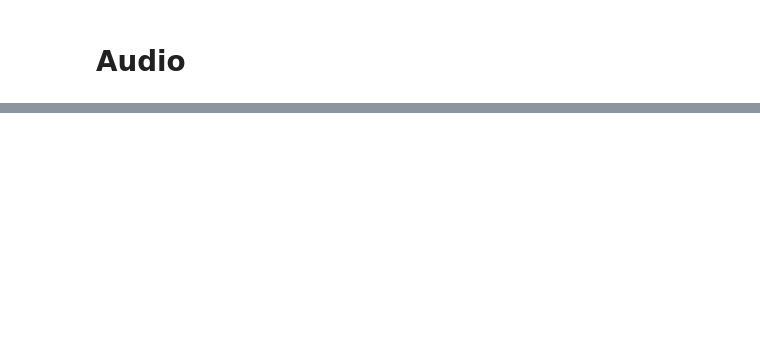
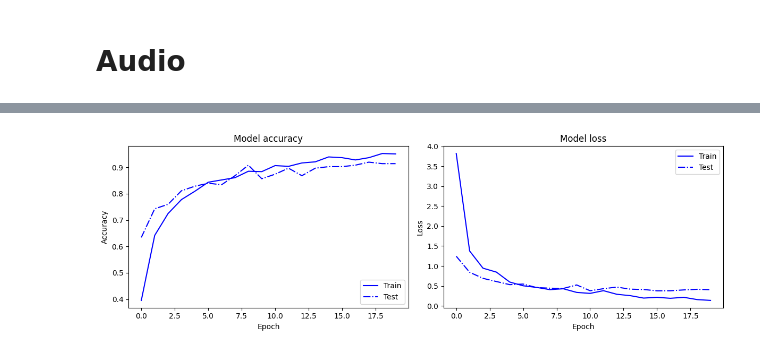
Before and after one commit to NickKornienko/Computer-vision, a Jupyter notebook: part2.ipynb, the cells around one changed output, grey strips where cells are left out. Saved outputs shown, nothing was run; the diff lists cells and outputs as text; code cells hidden in the pictures; blank space fills up the shorter version.

```diff
--- a/part2.ipynb
+++ b/part2.ipynb
@@ -226,0 +276,15 @@ model.fit(dataset, epochs=10)
+# %%
+# Define the model
+model = Sequential()
+model.add(Conv1D(64, kernel_size=3, activation='relu', input_shape=(x_train.shape[1], 1)))
+model.add(MaxPooling1D(pool_size=2))
+model.add(Flatten())
+model.add(Dense(256, activation='relu'))
+model.add(Dropout(0.5))
+model.add(Dense(10, activation='softmax'))
+
+# Compile the model
+model.compile(optimizer=Adam(), loss='categorical_crossentropy', metrics=['accuracy'])
+# %%
+# Train the model
+history = model.fit(x_train, y_train, validation_data=(x_test, y_test), epochs=20, batch_size=32)
@@ -226,0 +309,24 @@ model.fit(dataset, epochs=10)
+# %%
+# Plot training & validation accuracy values
+plt.figure(figsize=(12, 4))
+plt.subplot(1, 2, 1)
+plt.plot(history.history['accuracy'], label='Train', color='blue')
+plt.plot(history.history['val_accuracy'], label='Test', color='blue', linestyle = "dashdot")
+plt.title('Model accuracy')
+plt.ylabel('Accuracy')
+plt.xlabel('Epoch')
+plt.legend(loc='lower right')
+
+# Plot training & validation loss values
+plt.subplot(1, 2, 2)
+plt.plot(history.history['loss'], label='Train', color='blue')
+plt.plot(history.history['val_loss'], label='Test', color='blue', linestyle = "dashdot")
+plt.title('Model loss')
+plt.ylabel('Loss')
+plt.xlabel('Epoch')
+plt.legend(loc='upper right')
+
+plt.tight_layout()
+plt.show()
+# %% [output]
+[figure, added]
```
Also changed, not shown: parts of 20 cells of this notebook, 1 other file.
